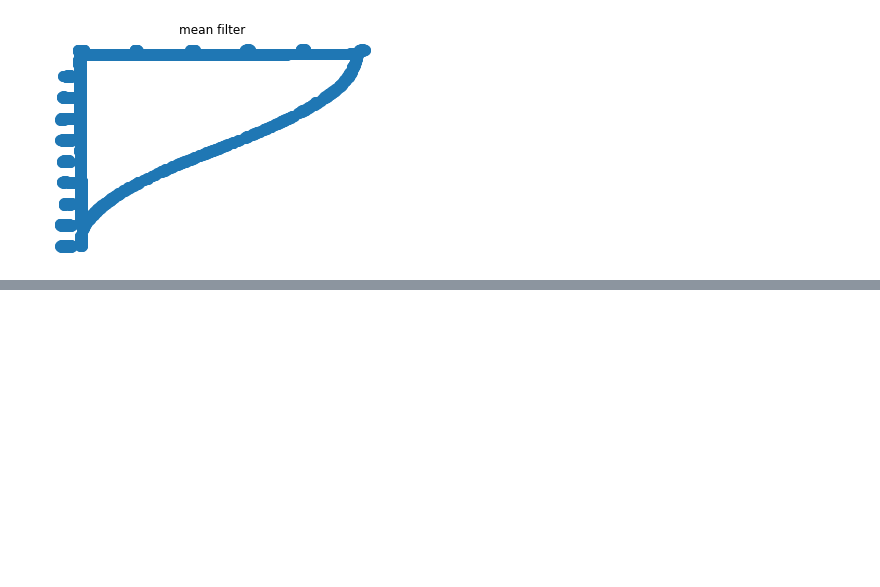
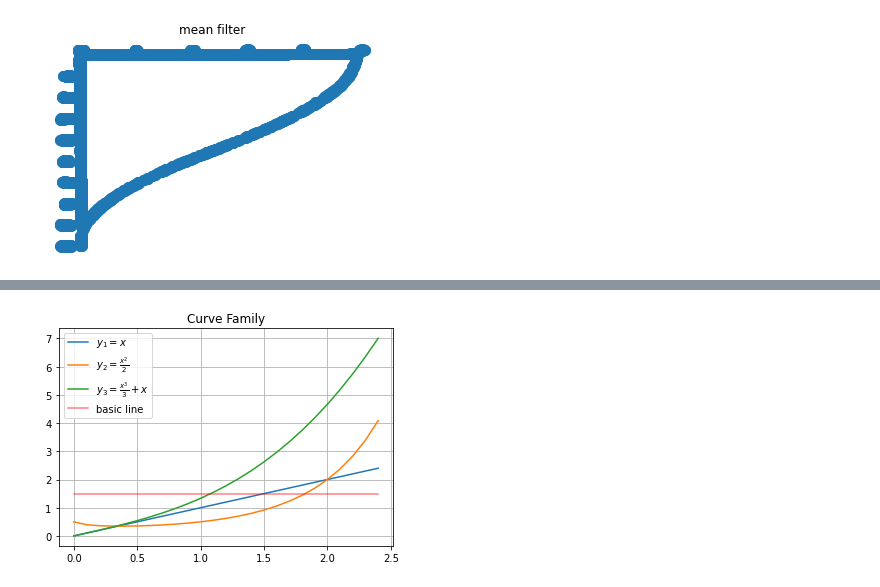
Before and after one commit to cherose2004/learning, a Jupyter notebook: project/Flight Simulation/homework/ProjectTeam1.ipynb, the cells around one changed output, grey strips where cells are left out. Cells and saved outputs as stored; diff of their text form; code cells hidden in the pictures; blank space fills up the shorter version.

```diff
--- a/project/Flight Simulation/homework/ProjectTeam1.ipynb
+++ b/project/Flight Simulation/homework/ProjectTeam1.ipynb
@@ -676,0 +757,17 @@ plt.show()
+# %%
+x = np.arange(0,2.5,0.1)
+y = np.zeros([4 , x.size])
+y[0] = x
+y[1] = x**x/2
+y[2] = x**3/3+x
+y[3] = np.zeros(x.size) + 1.5
+plt.plot(x,y[0] , label = '$y_1=x$')
+plt.plot(x,y[1] , label = r'$y_2=\frac{x^2}{2}$')
+plt.plot(x,y[2] , label = r'$y_3=\frac{x^3}{3}+x$')
+plt.plot(x,y[3] , color = 'r' , alpha = 0.5 , label = 'basic line' )
+plt.legend()
+plt.grid('True')
+plt.title('Curve Family')
+plt.show()
+# %% [output]
+[figure, added]
```
Also changed, not shown: parts of 5 cells of this notebook, 1 other file.
